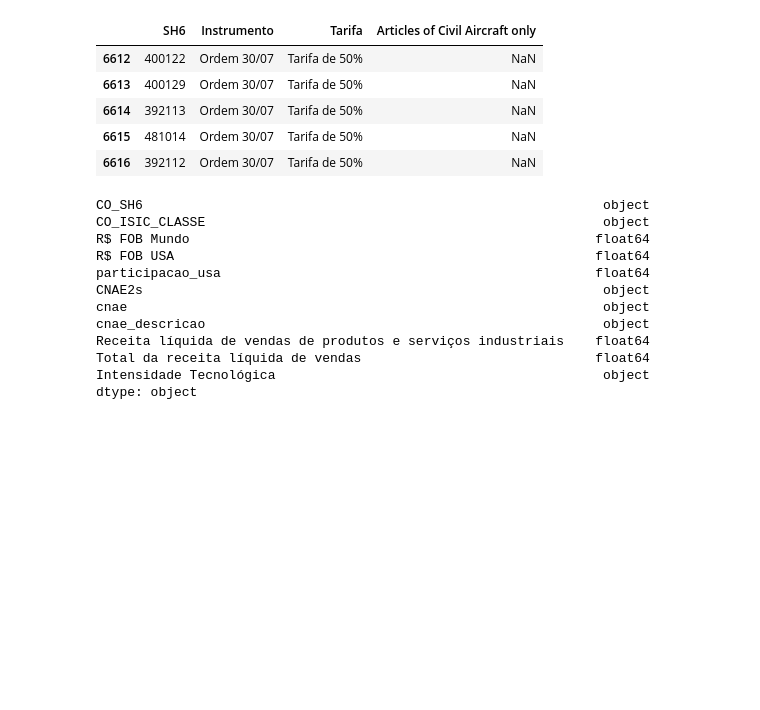
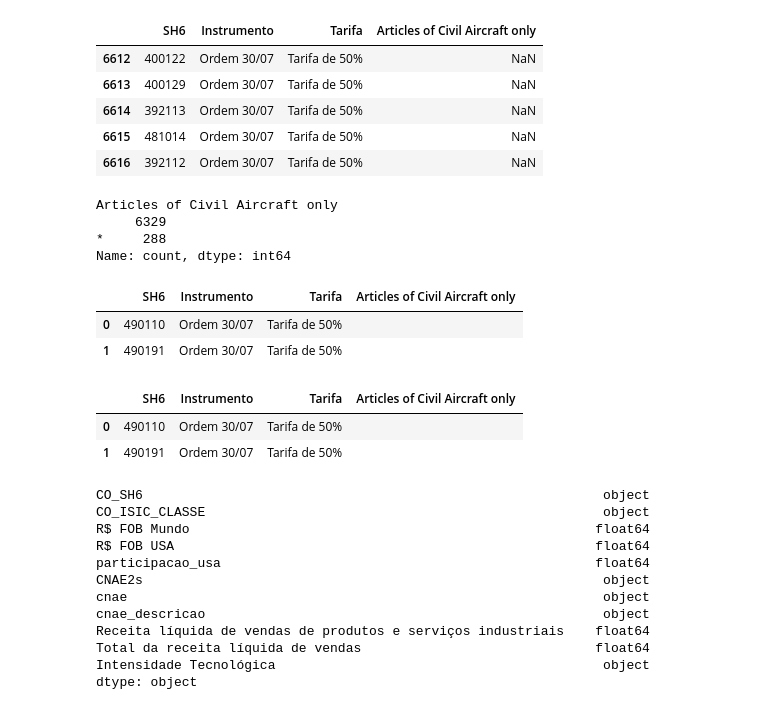
Before and after one commit to amiltonmendes/analise_insumo_produto, a Jupyter notebook: Priorização Setores.ipynb, the cells around one changed output. Saved outputs shown, nothing was run; the diff lists cells and outputs as text; code cells hidden in the pictures; blank space fills up the shorter version.

```diff
--- a/Priorização Setores.ipynb
+++ b/Priorização Setores.ipynb
@@ -424,0 +427,13 @@ tarifas.tail()
+# %%
+tarifas['Articles of Civil Aircraft only'].value_counts()
+# %% [output]
+Articles of Civil Aircraft only
+     6329
+*     288
+Name: count, dtype: int64
+# %%
+tarifas.head(2)
+# %% [output]
+|  | SH6 | Instrumento | Tarifa | Articles of Civil Aircraft only |
+| 0 | 490110 | Ordem 30/07 | Tarifa de 50% |  |
+| 1 | 490191 | Ordem 30/07 | Tarifa de 50% |  |
@@ -425 +442,7 @@ tarifas.tail()
+# %%
+tarifas.head(2)
+# %% [output]
+|  | SH6 | Instrumento | Tarifa | Articles of Civil Aircraft only |
+| 0 | 490110 | Ordem 30/07 | Tarifa de 50% |  |
+| 1 | 490191 | Ordem 30/07 | Tarifa de 50% |  |
 # %%
```
Also changed, not shown: parts of 9 cells of this notebook.
